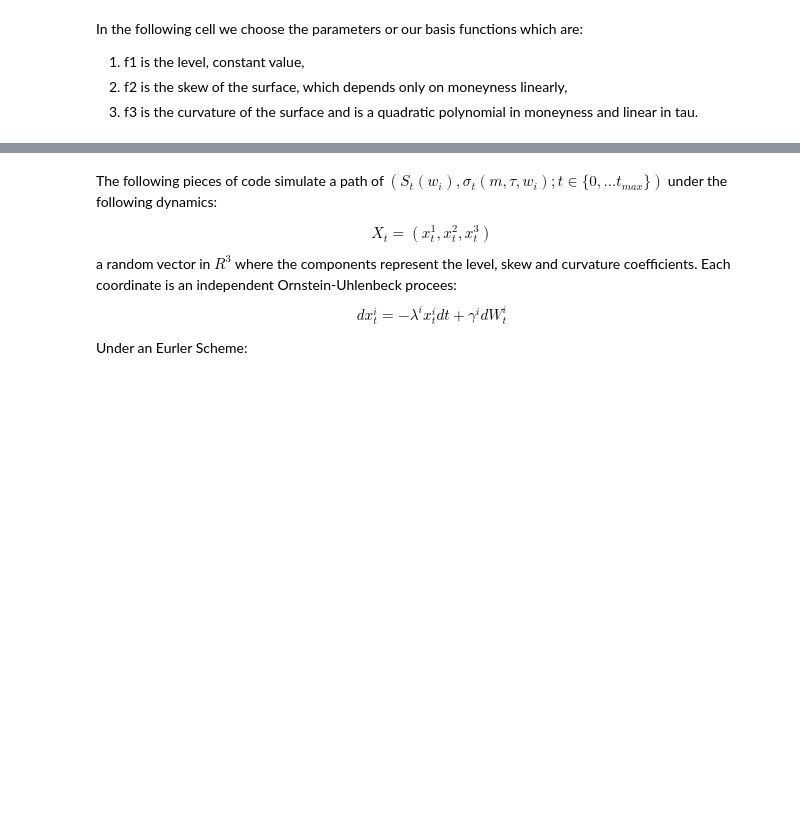
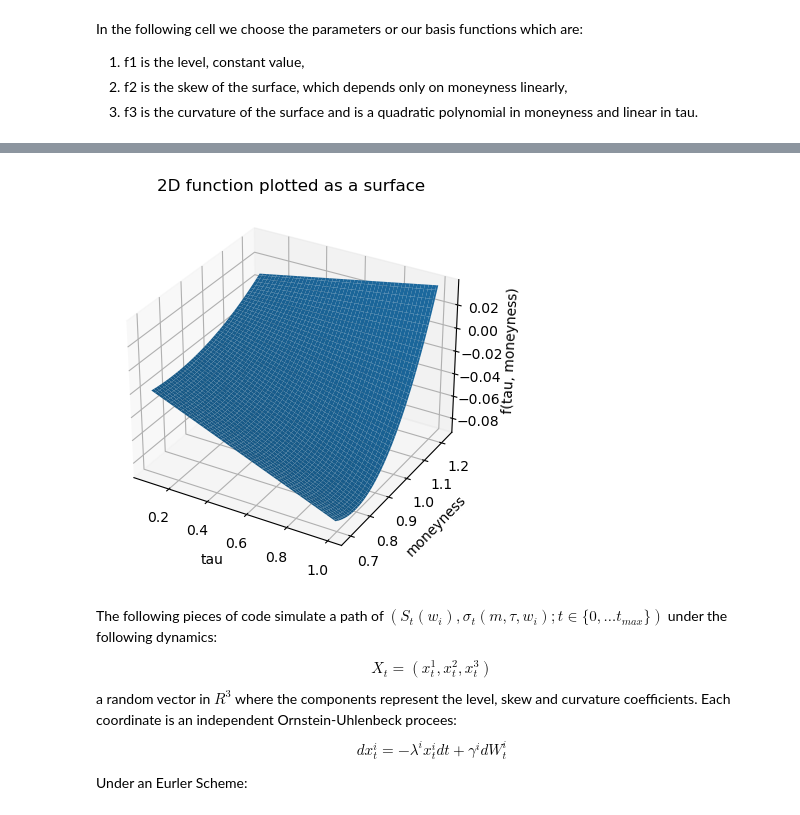
Before and after one commit to DavidMal101/Topics-in-Quant-Finance, a Jupyter notebook: MontecarloSIM.ipynb, the cells around one changed output, grey strips where cells are left out. Saved outputs shown, nothing was run; the diff lists cells and outputs as text; code cells hidden in the pictures; blank space fills up the shorter version.

```diff
--- a/MontecarloSIM.ipynb
+++ b/MontecarloSIM.ipynb
@@ -116,3 +173,22 @@ Optimal fit for f3: (1.123267 * m**2 + -3.514570 * m + 2.863176) * (0.076365 * t
+# %%
+taus = np.linspace(min_tau, max_tau, 100)
+moneyness = np.linspace(min_moneyness, max_moneyness, 100)
+tau_mesh, moneyness_mesh = np.meshgrid(taus, moneyness)
+
+
+# Evaluate the function on the grid
+f3_values = np.array([[f3(t, k) for k in moneyness] for t in taus])
+
+fig = plt.figure()
+ax = fig.add_subplot(111, projection='3d')
+ax.plot_surface(tau_mesh, moneyness_mesh, f3_values)
+ax.set_xlabel('tau')
+ax.set_ylabel('moneyness')
+ax.set_zlabel('f(tau, moneyness)')
+ax.set_title('2D function plotted as a surface')
+plt.show()
+# %% [output]
+[figure, added]
 # %%
 def call(m, tau, sigma, r):
     '''
```
Also changed, not shown: parts of 11 cells of this notebook, 4 other files.
